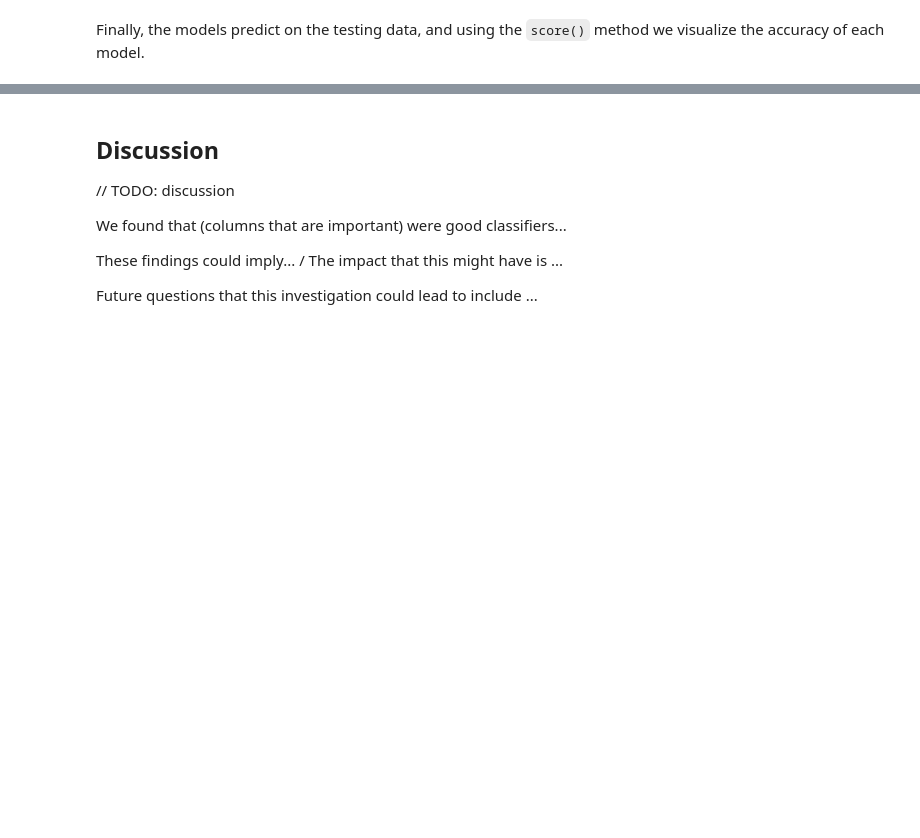
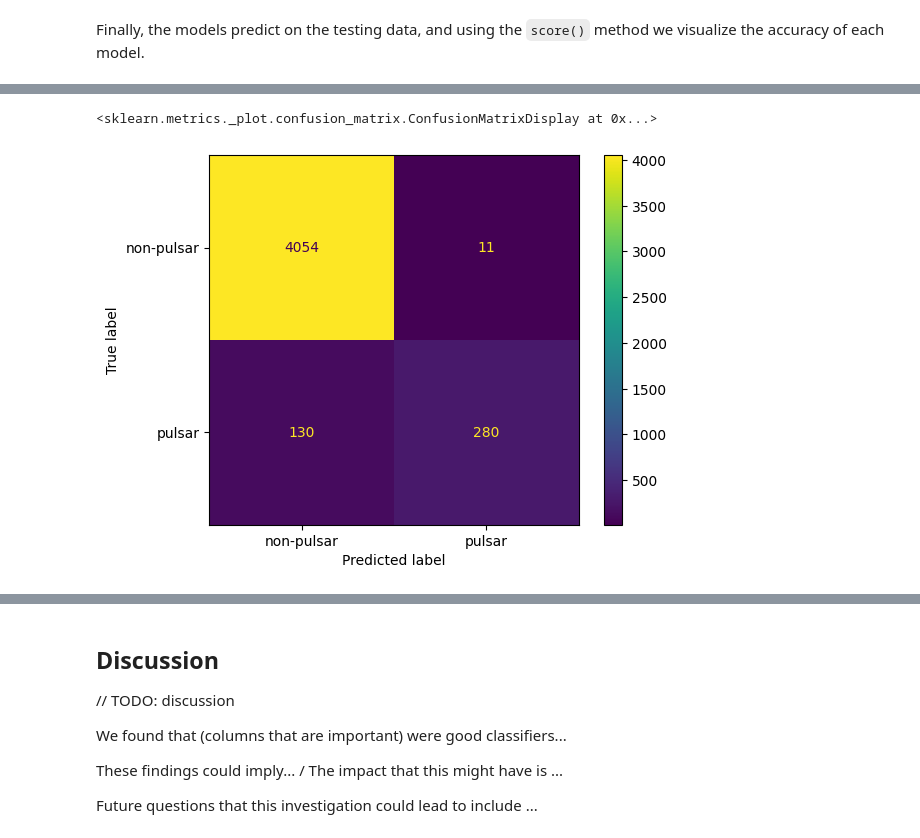
Before and after one commit to Lucas-Kuhn/group7_prj, a Jupyter notebook: notebook/Pulsar Report.ipynb, the cells around one changed output, grey strips where cells are left out. Drawn from its saved outputs; the diff is of its cells as text; code cells hidden in the pictures; blank space fills up the shorter version.

```diff
--- a/notebook/Pulsar Report.ipynb
+++ b/notebook/Pulsar Report.ipynb
@@ -662,0 +706,9 @@ Table 3.0: Accuracy Scores of Classifier models
+# %%
+ConfusionMatrixDisplay.from_predictions(
+    y_true=model_conf_mat_df["true_label"], y_pred=model_conf_mat_df["kurtosis_fit"], display_labels=mean_fit.classes_,
+)
+
+# TODO: add title
+# %% [output]
+<sklearn.metrics._plot.confusion_matrix.ConfusionMatrixDisplay at 0x...>
+[figure, added]
```
Also changed, not shown: parts of 15 cells of this notebook.
